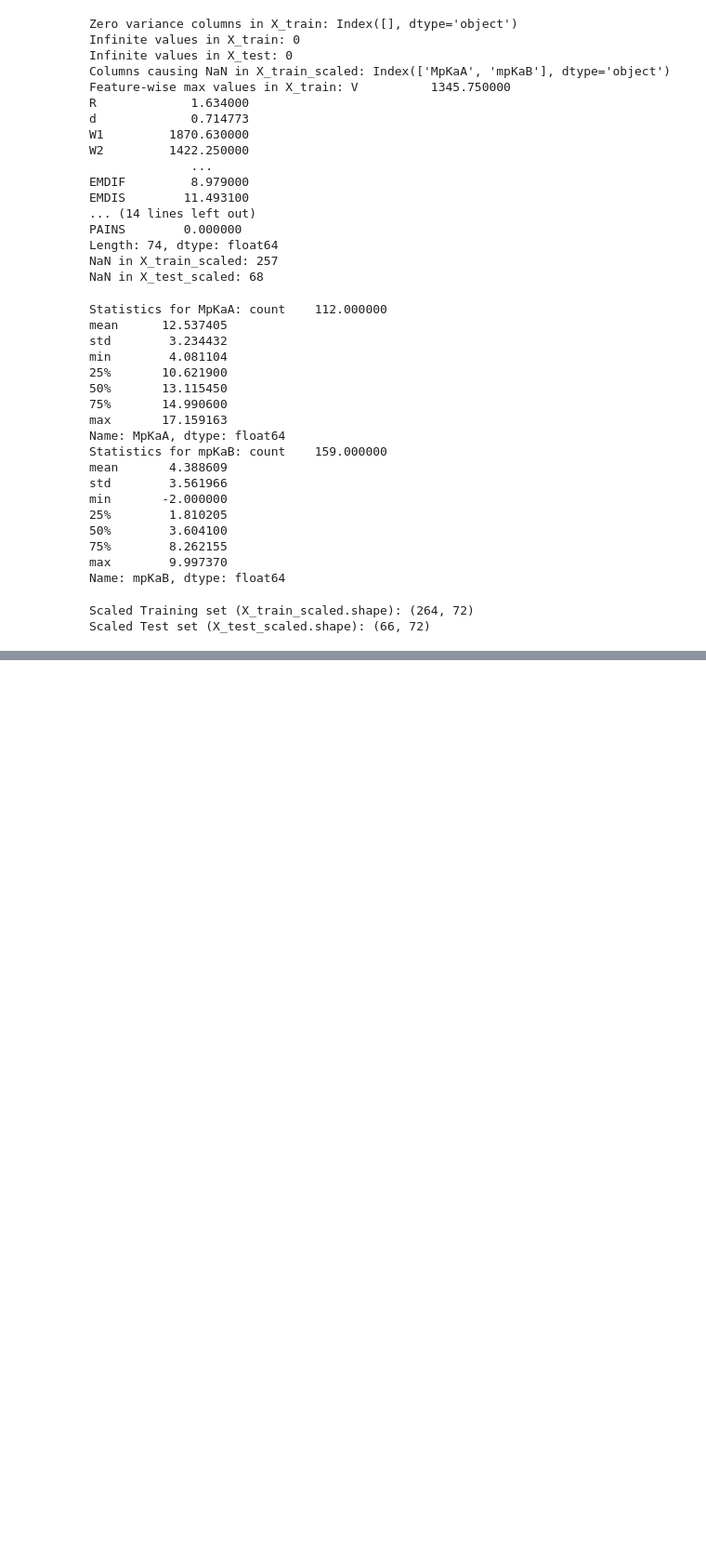
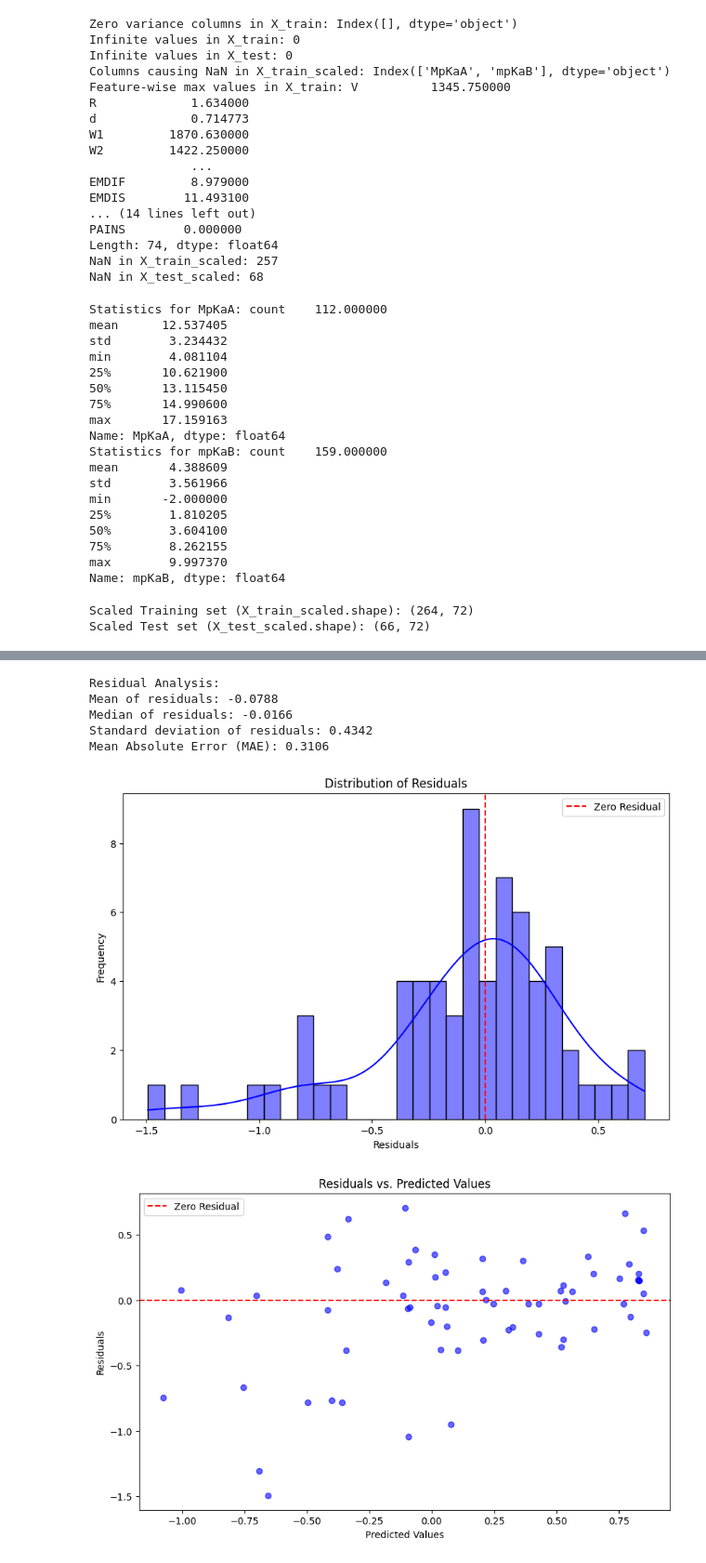
Before and after one commit to Dadoyen2/RF-classification_ANN_RF_regression-_for-_BBB-permeation, a Jupyter notebook: RF_regression_in_progress.ipynb, the cells around one changed output, grey strips where cells are left out. Shown: that part at 93% size. Drawn from its saved outputs; the diff is of its cells as text; code cells hidden in the pictures; blank space fills up the shorter version.

```diff
--- a/RF_regression_in_progress.ipynb
+++ b/RF_regression_in_progress.ipynb
@@ -638,0 +586,41 @@ Total training and tuning time: 2039.07 seconds
+# %%
+import matplotlib.pyplot as plt
+import seaborn as sns
+from sklearn.metrics import mean_absolute_error
+
+# Step 9: Print residuals for test data
+residuals = y_test - y_test_pred
+
+print("\nResidual Analysis:")
+print(f"Mean of residuals: {np.mean(residuals):.4f}")
+print(f"Median of residuals: {np.median(residuals):.4f}")
+print(f"Standard deviation of residuals: {np.std(residuals):.4f}")
+print(f"Mean Absolute Error (MAE): {mean_absolute_error(y_test, y_test_pred):.4f}")
+
+# Step 10: Visualize residuals
+plt.figure(figsize=(10, 6))
+sns.histplot(residuals, bins=30, kde=True, color='blue')
+plt.title('Distribution of Residuals')
+plt.xlabel('Residuals')
+plt.ylabel('Frequency')
+plt.axvline(0, color='red', linestyle='--', label='Zero Residual')
+plt.legend()
+plt.show()
+
+# Residual vs. Predicted plot
+plt.figure(figsize=(10, 6))
+plt.scatter(y_test_pred, residuals, color='blue', alpha=0.6)
+plt.axhline(0, color='red', linestyle='--', label='Zero Residual')
+plt.title('Residuals vs. Predicted Values')
+plt.xlabel('Predicted Values')
+plt.ylabel('Residuals')
+plt.legend()
+plt.show()
+# %% [output]
+Residual Analysis:
+Mean of residuals: -0.0788
+Median of residuals: -0.0166
+Standard deviation of residuals: 0.4342
+Mean Absolute Error (MAE): 0.3106
+[figure, added]
+[figure, added]
```
Also changed, not shown: parts of 13 cells of this notebook.
